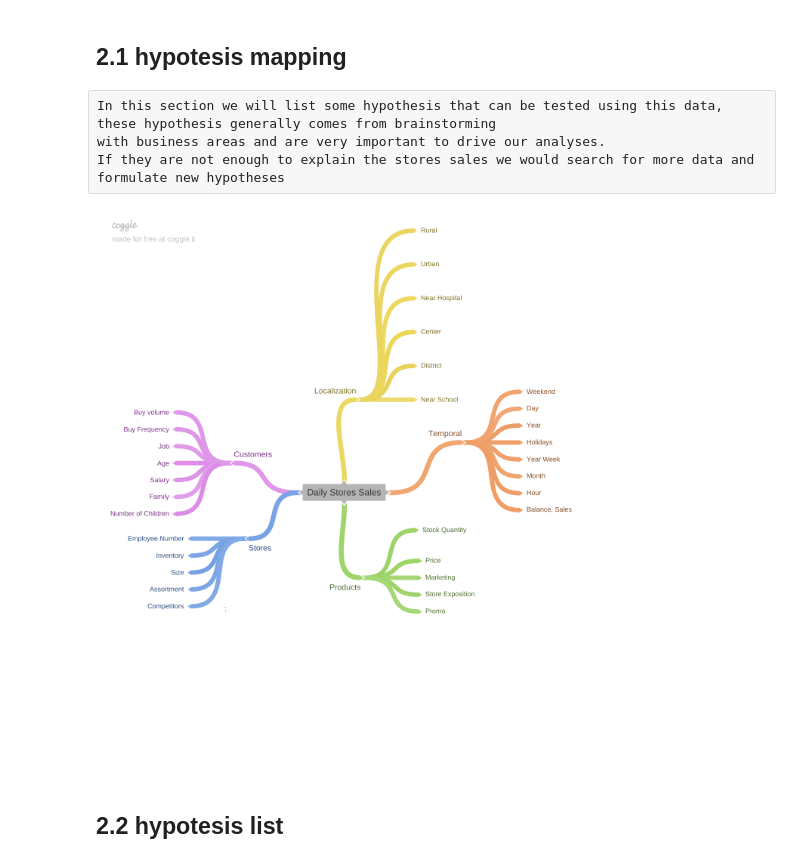
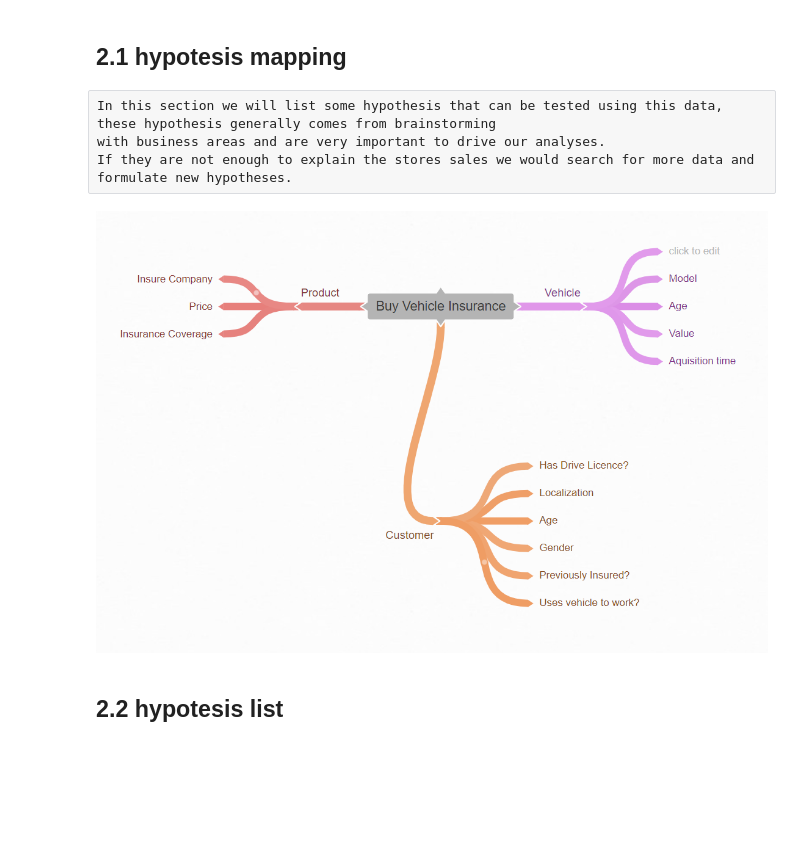
Before and after one commit to ViniciusKos/insurance_cross, a Jupyter notebook: forecast_sales.ipynb, the cells around one changed output. Drawn from its saved outputs; the diff is of its cells as text; code cells hidden in the pictures; blank space fills up the shorter version.

Commit message:
created mindmap hypoteses

```diff
--- a/forecast_sales.ipynb
+++ b/forecast_sales.ipynb
@@ -387,11 +150,11 @@ The objective in this section is to prepare the dataset with variables that coul
 # %% [raw]
 In this section we will list some hypothesis that can be tested using this data, these hypothesis generally comes from brainstorming
 with business areas and are very important to drive our analyses.
-If they are not enough to explain the stores sales we would search for more data and formulate new hypotheses
+If they are not enough to explain the stores sales we would search for more data and formulate new hypotheses.
 # %%
-Image('img/Daily_Stores_Sales.png')
+Image('img/mindmap.png')
 # %% [output]
-[figure, old version]
+[figure, new version]
 # %% [markdown]
 ## 2.2 hypotesis list
 # %% [raw]
```
Also changed, not shown: parts of 30 cells of this notebook, 1 other file.
